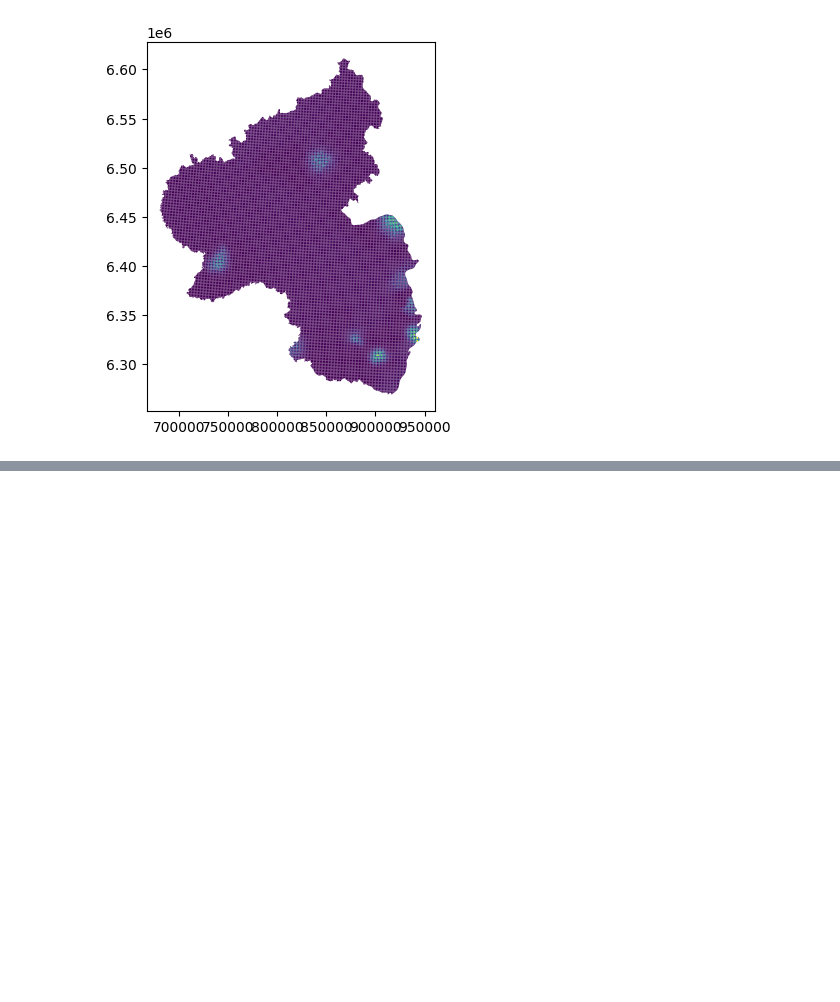
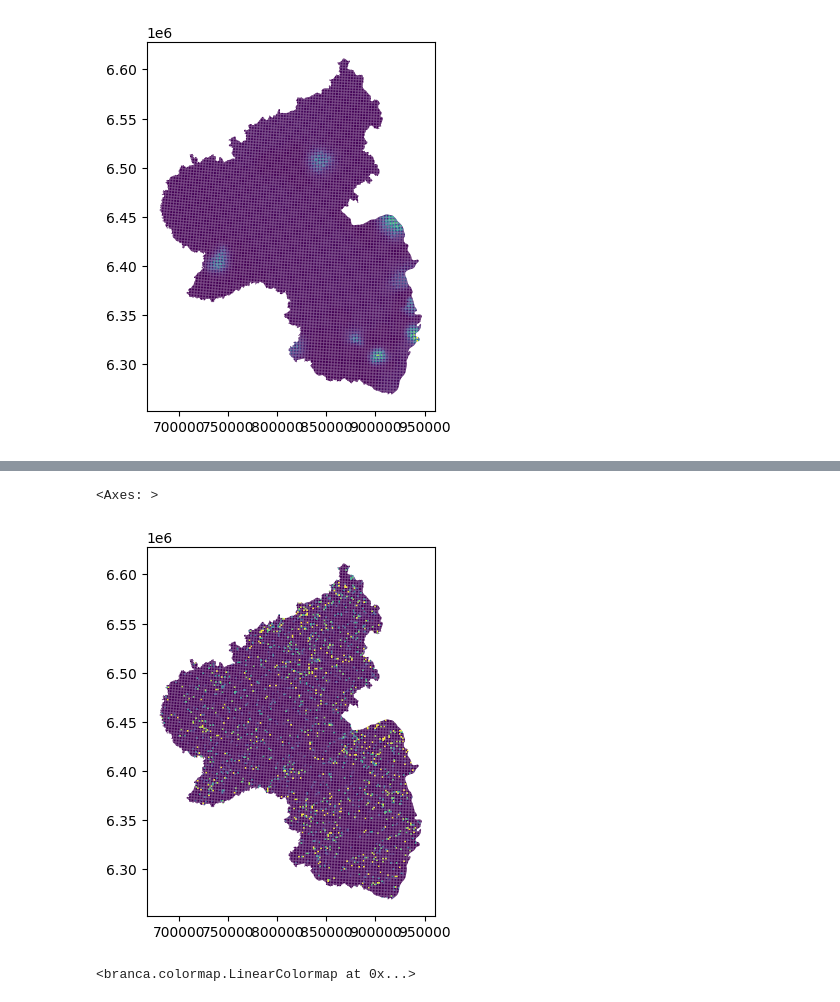
Before and after one commit to s4padoer/kleinraeumige_analyse_gruene_btw25_rlp, a Jupyter notebook: analyse_anteile.ipynb, the cells around one changed output, grey strips where cells are left out. Cells and saved outputs as stored; diff of their text form; code cells hidden in the pictures; blank space fills up the shorter version.

```diff
--- a/analyse_anteile.ipynb
+++ b/analyse_anteile.ipynb
@@ -131,0 +191,44 @@ cols_regression.remove(exog[0])
+# %%
+test4 = area_interpolate(zensus_1km_rlp, zensus_1km_rlp, intensive_variables=["prediction"])
+test4.plot(column="prediction")
+# %% [output]
+<Axes: >
+[figure, added]
+# %%
+
+bounds = [[49.39, 6.1], [50.57, 7.6]]
+m = folium.Map(location=[49.9, 7.0], zoom_start=8, max_bounds=True)
+m.fit_bounds(bounds)
+
+# Erstelle eine Farbskala (colormap) für die Werte zwischen 0 und 1
+
+colormap = cm.LinearColormap(colors=['blue', 'green', 'yellow', 'red'], vmin=0, vmax=1)
+
+# Funktion, um für jeden Eintrag die Farbe nach Attributwert zu bestimmen
+def style_function(feature):
+    val = feature['properties']['prediction']
+    return {
+        'fillColor': colormap(val),
+        'color': 'black',
+        'weight': 1,
+        'fillOpacity': 0.7,
+    }
+
+# Füge GeoJSON-Layer mit Tooltip zur Karte hinzu, Tooltip zeigt Attribut beim Hover
+tooltip = GeoJsonTooltip(fields=['prediction'],
+                         aliases=['Stimmanteil:'],
+                         localize=True)
+
+folium.GeoJson(
+    test4,
+    style_function=style_function,
+    tooltip=tooltip
+).add_to(m)
+
+# Füge eine Legende (Colorbar) hinzu
+colormap.caption = 'Geschätzter Stimmanteil - GRÜNE'
+colormap.add_to(m)
+
+m.save("karte_1km_grid_rlp.html")
+# %% [output]
+<branca.colormap.LinearColormap at 0x...>
```
Also changed, not shown: parts of 10 cells of this notebook, 1 other file.
